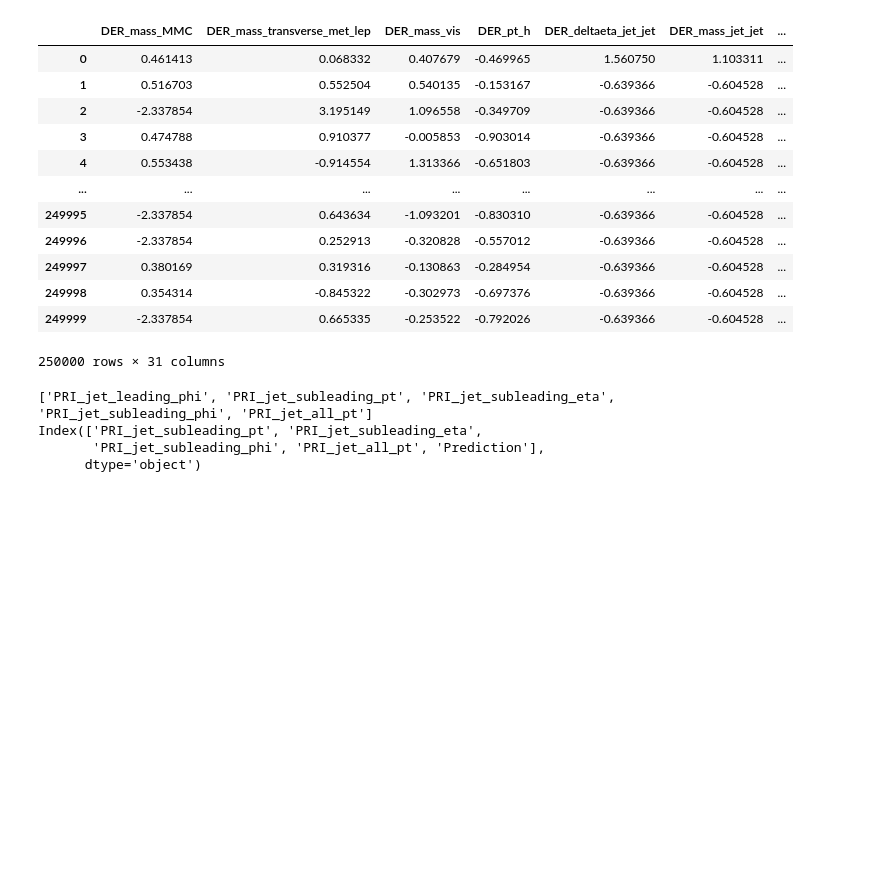
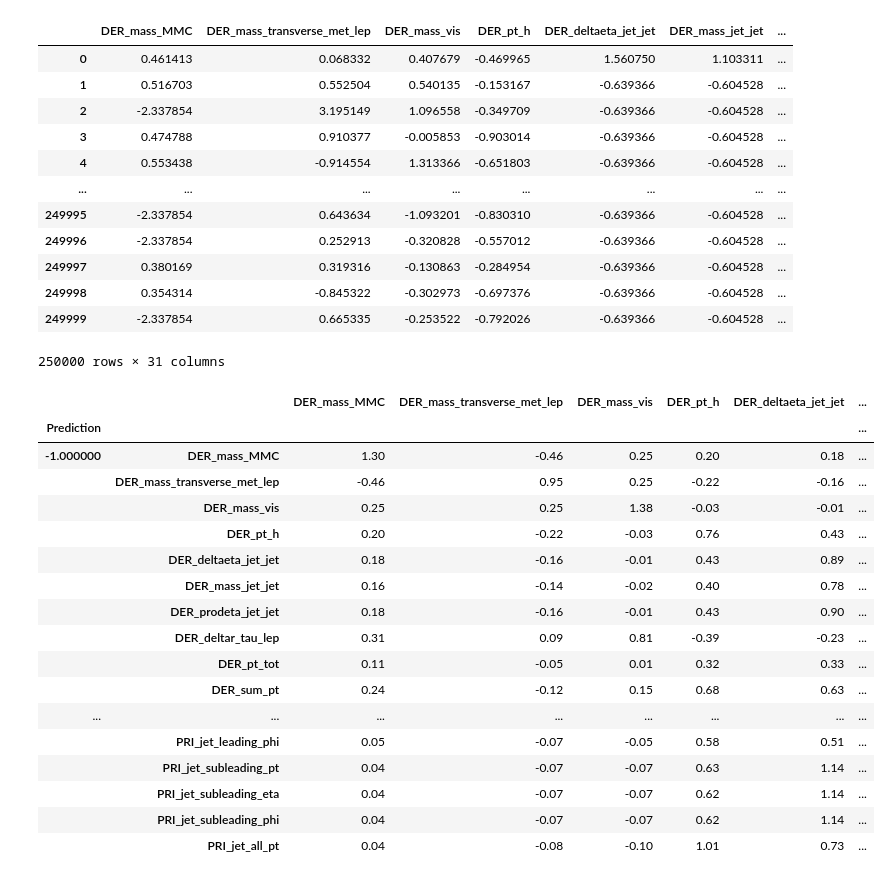
Before and after one commit to rolandogdp/ML-projects-2022, a Jupyter notebook: project1/predicting_rolan.ipynb, the cells around one changed output. Drawn from its saved outputs; the diff is of its cells as text; code cells hidden in the pictures; blank space fills up the shorter version.

```diff
--- a/project1/predicting_rolan.ipynb
+++ b/project1/predicting_rolan.ipynb
@@ -64,15 +65,30 @@ data_frame_input_data_normalized_with_label
 | 249998 | 0.354314 | -0.845322 | -0.302973 | -0.697376 | -0.639366 | -0.604528 | ... |
 | 249999 | -2.337854 | 0.665335 | -0.253522 | -0.792026 | -0.639366 | -0.604528 | ... |
 250000 rows × 31 columns
-# %%
-
-a = ["DER_mass_MMC","DER_mass_transverse_met_lep","DER_mass_vis","DER_pt_h","DER_deltaeta_jet_jet","DER_mass_jet_jet","DER_prodeta_jet_jet","DER_deltar_tau_lep","DER_pt_tot","DER_sum_pt","DER_pt_ratio_lep_tau","DER_met_phi_centrality","DER_lep_eta_centrality","PRI_tau_pt","PRI_tau_eta","PRI_tau_phi","PRI_lep_pt","PRI_lep_eta","PRI_lep_phi","PRI_met","PRI_met_phi","PRI_met_sumet","PRI_jet_num","PRI_jet_leading_pt","PRI_jet_leading_eta","PRI_jet_leading_phi","PRI_jet_subleading_pt","PRI_jet_subleading_eta","PRI_jet_subleading_phi","PRI_jet_all_pt"]
-print(a[-5:])
-print(data_frame_input_data_normalized_with_label.columns[-5:])
-# %% [output]
-['PRI_jet_leading_phi', 'PRI_jet_subleading_pt', 'PRI_jet_subleading_eta', 'PRI_jet_subleading_phi', 'PRI_jet_all_pt']
-Index(['PRI_jet_subleading_pt', 'PRI_jet_subleading_eta',
-       'PRI_jet_subleading_phi', 'PRI_jet_all_pt', 'Prediction'],
-      dtype='object')
+# %%
+
+
+
+cm = sns.light_palette("red", as_cmap=True)
+data_frame_input_data_normalized_with_label.groupby('Prediction').cov().style.background_gradient(cmap=cm).set_precision(2)
+# %% [output]
+|  |  | DER_mass_MMC | DER_mass_transverse_met_lep | DER_mass_vis | DER_pt_h | DER_deltaeta_jet_jet | ... |
+| Prediction |  |  |  |  |  |  | ... |
+| -1.000000 | DER_mass_MMC | 1.30 | -0.46 | 0.25 | 0.20 | 0.18 | ... |
+|  | DER_mass_transverse_met_lep | -0.46 | 0.95 | 0.25 | -0.22 | -0.16 | ... |
+|  | DER_mass_vis | 0.25 | 0.25 | 1.38 | -0.03 | -0.01 | ... |
+|  | DER_pt_h | 0.20 | -0.22 | -0.03 | 0.76 | 0.43 | ... |
+|  | DER_deltaeta_jet_jet | 0.18 | -0.16 | -0.01 | 0.43 | 0.89 | ... |
+|  | DER_mass_jet_jet | 0.16 | -0.14 | -0.02 | 0.40 | 0.78 | ... |
+|  | DER_prodeta_jet_jet | 0.18 | -0.16 | -0.01 | 0.43 | 0.90 | ... |
+|  | DER_deltar_tau_lep | 0.31 | 0.09 | 0.81 | -0.39 | -0.23 | ... |
+|  | DER_pt_tot | 0.11 | -0.05 | 0.01 | 0.32 | 0.33 | ... |
+|  | DER_sum_pt | 0.24 | -0.12 | 0.15 | 0.68 | 0.63 | ... |
+| ... | ... | ... | ... | ... | ... | ... | ... |
+|  | PRI_jet_leading_phi | 0.05 | -0.07 | -0.05 | 0.58 | 0.51 | ... |
+|  | PRI_jet_subleading_pt | 0.04 | -0.07 | -0.07 | 0.63 | 1.14 | ... |
+|  | PRI_jet_subleading_eta | 0.04 | -0.07 | -0.07 | 0.62 | 1.14 | ... |
+|  | PRI_jet_subleading_phi | 0.04 | -0.07 | -0.07 | 0.62 | 1.14 | ... |
+|  | PRI_jet_all_pt | 0.04 | -0.08 | -0.10 | 1.01 | 0.73 | ... |
 # %%
 for col in data_frame_input_data_normalized_with_label.columns:
```
Also changed, not shown: parts of 2 cells of this notebook.
